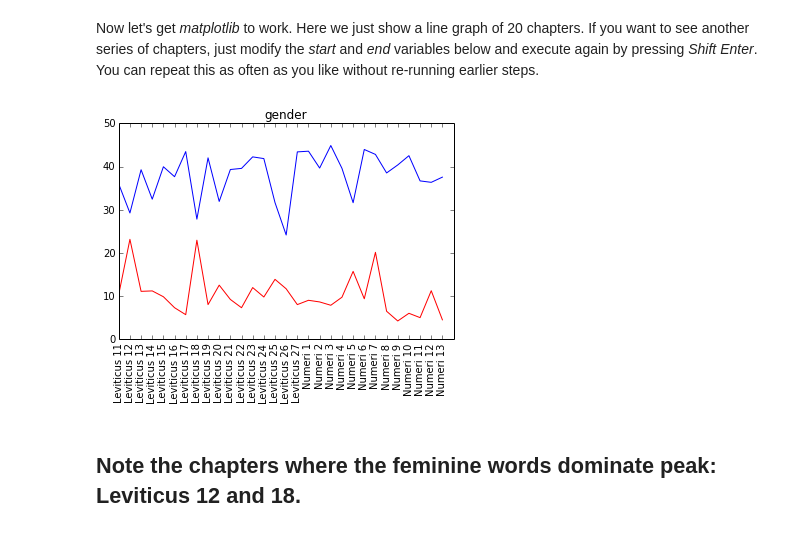
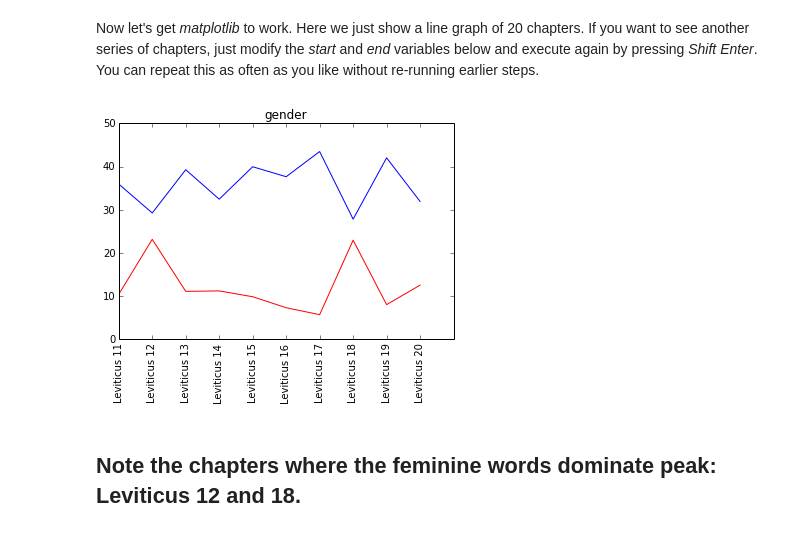
Before and after one commit to dirkroorda/laf-fabric, a Jupyter notebook: examples/gender.ipynb, the cells around one changed output. Drawn from its saved outputs; the diff is of its cells as text; code cells hidden in the pictures.

```diff
--- a/examples/gender.ipynb
+++ b/examples/gender.ipynb
@@ -368,16 +345,16 @@ You can repeat this as often as you like without re-running earlier steps.
 # %%
 x = range(len(ch))
 start = 100
-end = 130
+end = 110
 fig = plt.figure()
 plt.plot(x[start:end], m[start:end], 'b-', x[start:end], f[start:end], 'r-')
 plt.axis([start, end, 0, 50])
 plt.xticks(x[start:end], ch[start:end], rotation='vertical')
 plt.margins(0.2)
 plt.subplots_adjust(bottom=0.15);
 plt.title('gender');
 # %% [output]
-[figure, old version]
+[figure, new version]
 # %% [markdown]
 ## Note the chapters where the feminine words dominate peak: Leviticus 12 and 18.
 # %% [markdown]
```
Also changed, not shown: parts of 7 cells of this notebook, 32 other files.
